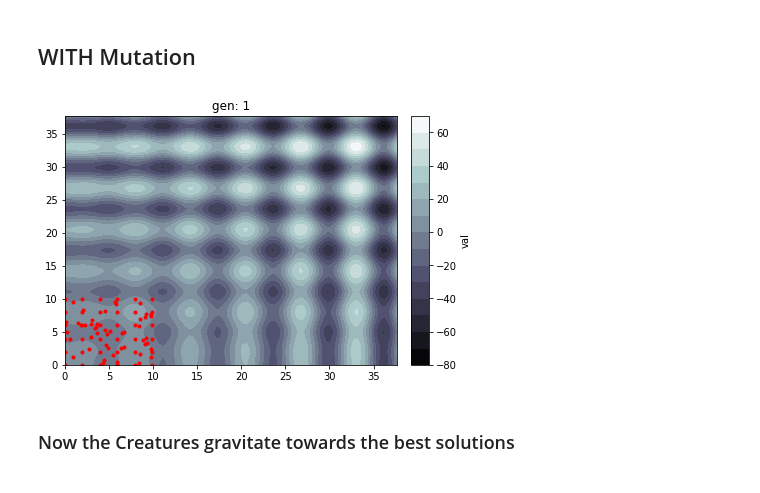
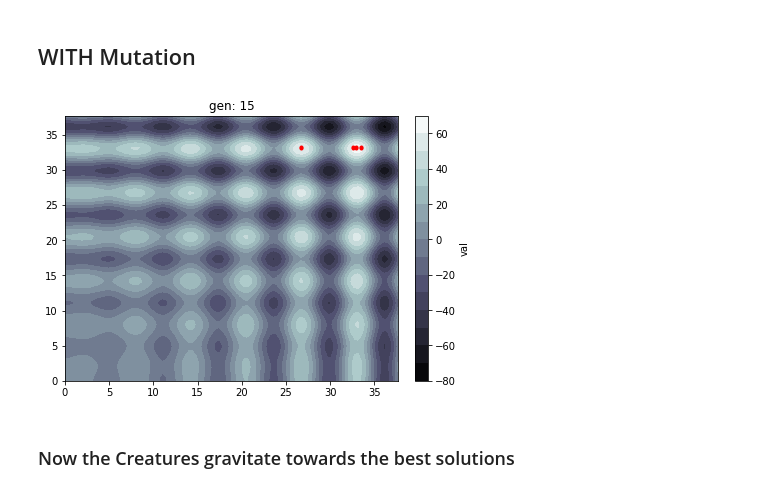
Before and after one commit to vczoni/lamarck, a Jupyter notebook: docs/examples/notebooks/local max.ipynb, the cells around one changed output. Saved outputs shown, nothing was run; the diff lists cells and outputs as text; code cells hidden in the pictures.

```diff
--- a/docs/examples/notebooks/local max.ipynb
+++ b/docs/examples/notebooks/local max.ipynb
@@ -117,9 +120,11 @@ gen = 0
 # %%
-df = optpop_no_mutation.datasets.get_generation_from_history(gen)
-gen += 1
+f = opt.datasets.history.generation == gen
+df = opt.datasets.history[f]
+
 
 ax.lines = []
 ax.plot(df.x, df.y, 'r.')
 ax.set_title(label=f'gen: {gen}')
+gen += 1
 ax.figure
 # %% [output]
@@ -132,0 +136,4 @@ optpop_mutation = opt.run.single_objective(output='val', objective='max', p_muta
+# %%
+opt = Optimizer(new_pop, process)
+# %%
+opt.config.p_mutation = 0.1
@@ -133,15 +142,18 @@ optpop_mutation = opt.run.single_objective(output='val', objective='max', p_muta
 # %%
-gen = 0
+gen = 1
 # %%
-df = optpop_mutation.datasets.get_generation_from_history(gen)
-gen += 1
+f = opt.datasets.history.generation == gen
+df = opt.datasets.history[f]
+
 
 ax.lines = []
 ax.plot(df.x, df.y, 'r.')
 ax.set_title(label=f'gen: {gen}')
+ax.figure.savefig(f'../../img/local_max_mutation_evol{gen}', bbox_inches='tight')
+gen += 1
 ax.figure
 # %% [output]
-[figure, old version]
+[figure, new version]
 # %% [markdown]
 ### Now the Creatures gravitate towards the best solutions
 # %% [markdown]
```
Also changed, not shown: parts of 31 cells of this notebook, 25 other files.
